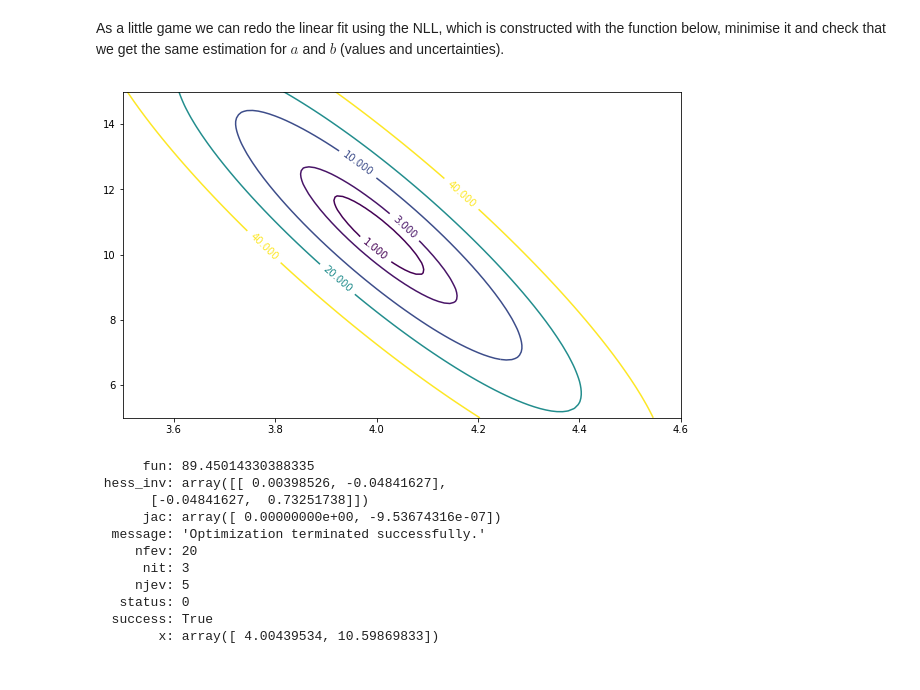
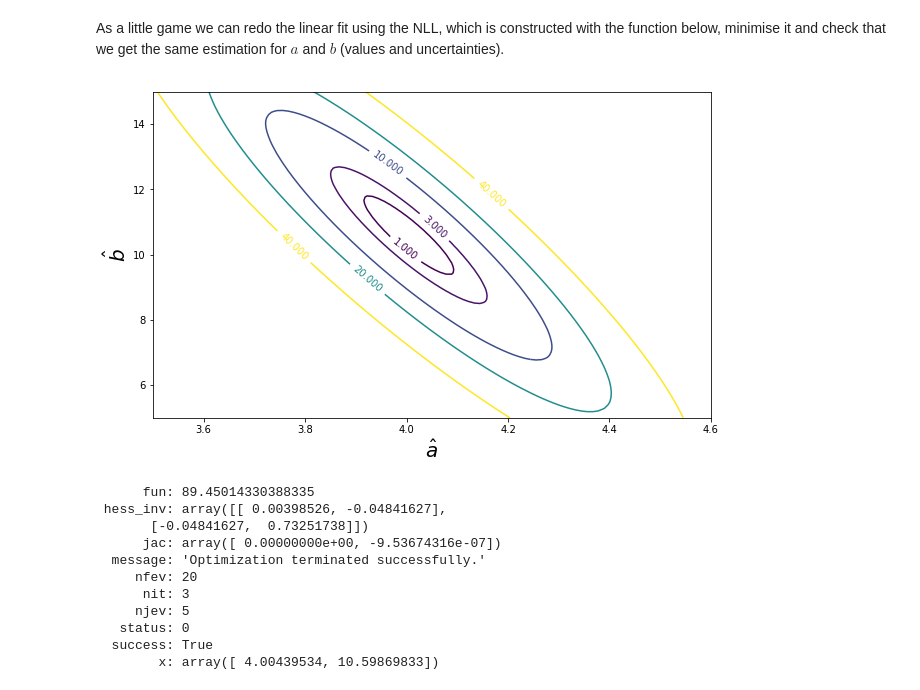
Before and after one commit to marinang/Selected-topics-in-nuclear-and-particle-physics, a Jupyter notebook: chi2_maximum_likelihood.ipynb, the cells around one changed output. Drawn from its saved outputs; the diff is of its cells as text; code cells hidden in the pictures.

```diff
--- a/chi2_maximum_likelihood.ipynb
+++ b/chi2_maximum_likelihood.ipynb
@@ -10,6 +10,7 @@ from IPython.display import display, Math
 # %%
 mpl.rcParams["figure.figsize"] = (10, 6)
 mpl.rcParams["legend.fontsize"] = 14
+mpl.rcParams["axes.labelsize"] = 20
 # %% [markdown]
 In this notebook we will show several ways to adjust model to a set of experimental data.
 # %% [markdown]
@@ -396,13 +413,15 @@ nll_reg = NLL_regression(x, y)
 # %%
 fig, ax = plt.subplots()
 
 an = np.linspace(3.5, 4.6, 100)
 bn = np.linspace(5.0, 15.0, 100)
 An, Bn = np.meshgrid(an, bn)
 CS = ax.contour(An, Bn, nll_reg(An, Bn) - np.min(nll_reg(An, Bn)), levels=[1, 3, 10, 20, 40])
+ax.set_xlabel("$\hat{a}$")
+ax.set_ylabel("$\hat{b}$")
 ax.clabel(CS, inline=1, fontsize=10);
 # %% [output]
-[figure, old version]
+[figure, new version]
 # %%
 result_nll_reg = minimize(lambda x: nll_reg(x[0], x[1]), [4.0, 10.])
 result_nll_reg
```
Also changed, not shown: parts of 20 cells of this notebook.
